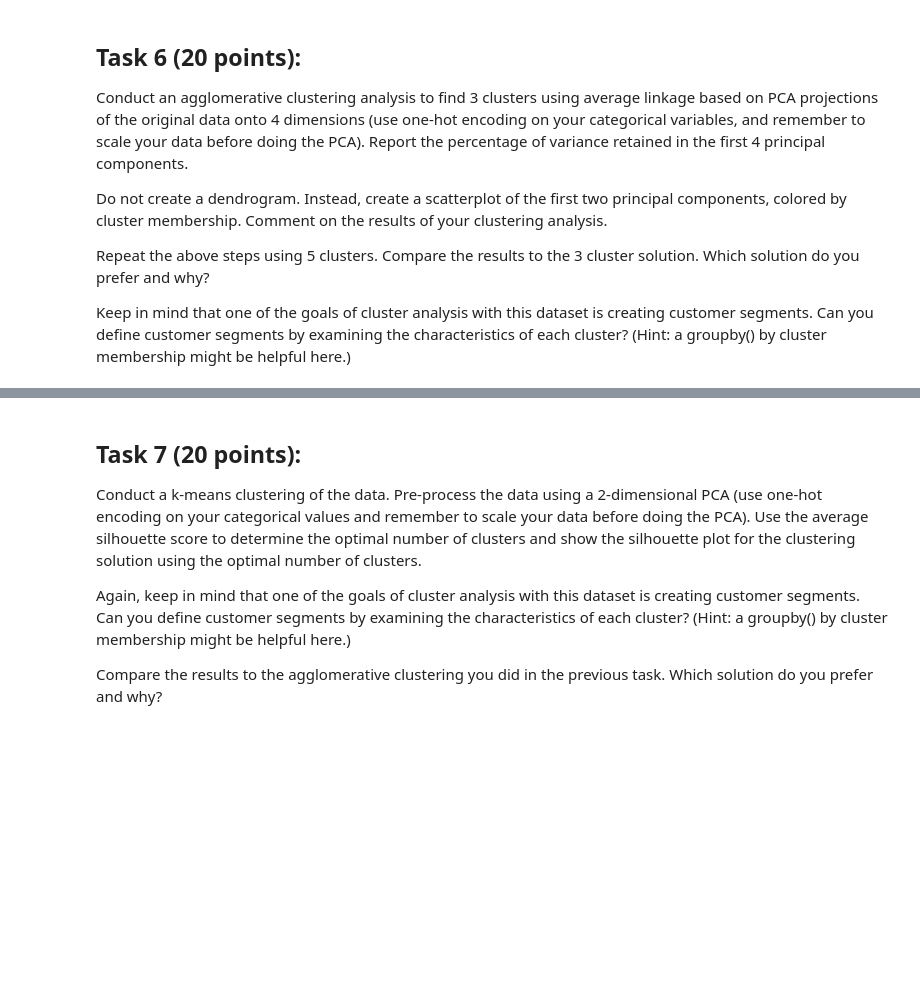
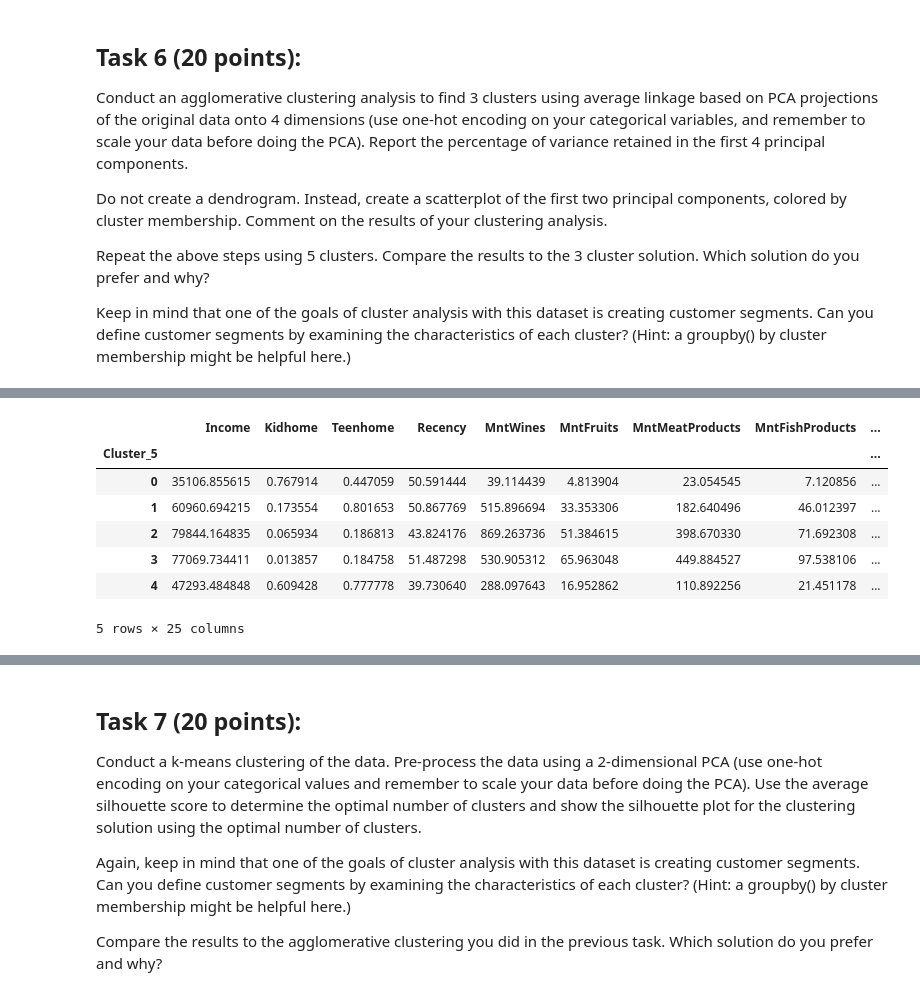
Before and after one commit to NakaFrozn/SI618, a Jupyter notebook: Assignments/Homework06/SI_618_Homework_06.ipynb, the cells around one changed output, grey strips where cells are left out. Saved outputs shown, nothing was run; the diff lists cells and outputs as text; code cells hidden in the pictures; blank space fills up the shorter version.

```diff
--- a/Assignments/Homework06/SI_618_Homework_06.ipynb
+++ b/Assignments/Homework06/SI_618_Homework_06.ipynb
@@ -314,0 +435,12 @@ Insert your explanations and interpretations here.
+# %%
+X["Cluster_5"] = cluster.labels_
+X.groupby("Cluster_5").mean(numeric_only=True)
+# %% [output]
+|  | Income | Kidhome | Teenhome | Recency | MntWines | MntFruits | MntMeatProducts | MntFishProducts | ... |
+| Cluster_5 |  |  |  |  |  |  |  |  | ... |
+| 0 | 35106.855615 | 0.767914 | 0.447059 | 50.591444 | 39.114439 | 4.813904 | 23.054545 | 7.120856 | ... |
+| 1 | 60960.694215 | 0.173554 | 0.801653 | 50.867769 | 515.896694 | 33.353306 | 182.640496 | 46.012397 | ... |
+| 2 | 79844.164835 | 0.065934 | 0.186813 | 43.824176 | 869.263736 | 51.384615 | 398.670330 | 71.692308 | ... |
+| 3 | 77069.734411 | 0.013857 | 0.184758 | 51.487298 | 530.905312 | 65.963048 | 449.884527 | 97.538106 | ... |
+| 4 | 47293.484848 | 0.609428 | 0.777778 | 39.730640 | 288.097643 | 16.952862 | 110.892256 | 21.451178 | ... |
+5 rows × 25 columns
```
Also changed, not shown: parts of 39 cells of this notebook.
